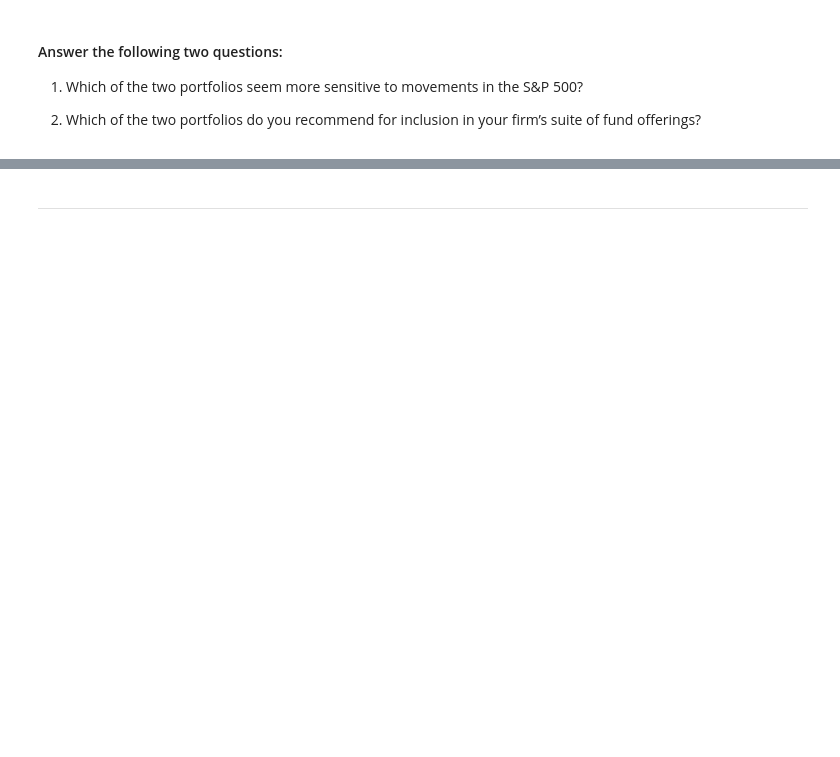
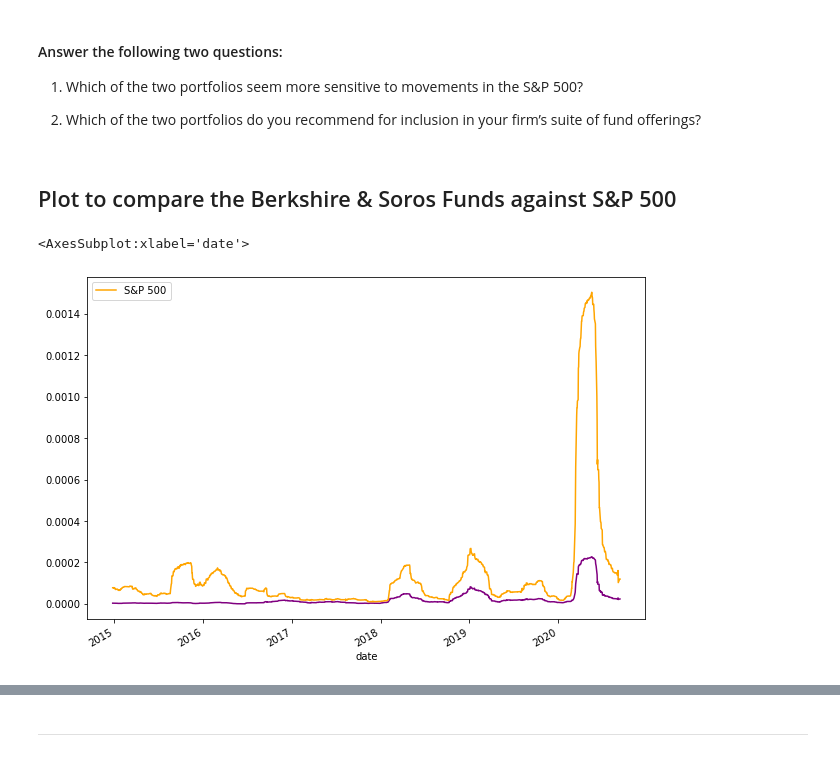
Before and after one commit to GGCorrochano/Risk_Return_Analysis, a Jupyter notebook: risk_return_analysis.ipynb, the cells around one changed output, grey strips where cells are left out. Saved outputs shown, nothing was run; the diff lists cells and outputs as text; code cells hidden in the pictures; blank space fills up the shorter version.

```diff
--- a/risk_return_analysis.ipynb
+++ b/risk_return_analysis.ipynb
@@ -438,3 +502,11 @@ Your analysis is nearing completion. Now, you need to evaluate how the portfolio
 1. Which of the two portfolios seem more sensitive to movements in the S&P 500?
 
 2. Which of the two portfolios do you recommend for inclusion in your firm’s suite of fund offerings?
+# %% [markdown]
+## Plot to compare the Berkshire & Soros Funds against S&P 500 ##
+# %%
+covariance_Berkshire.plot(figsize=(13,11), color="Purple")
+variance_SP500.plot(figsize=(10,7), color="Orange", legend="SP500")
+# %% [output]
+<AxesSubplot:xlabel='date'>
+[figure, added]
```
Also changed, not shown: parts of 16 cells of this notebook.
